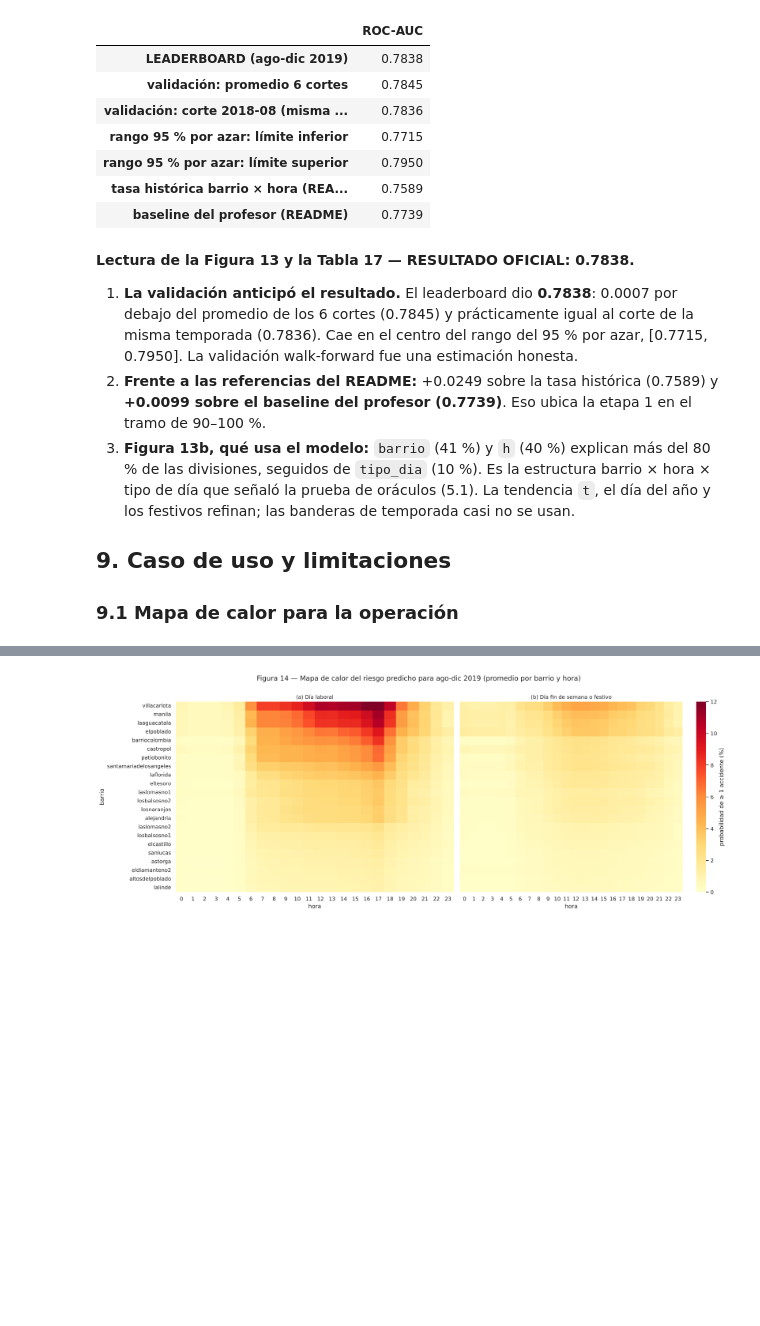
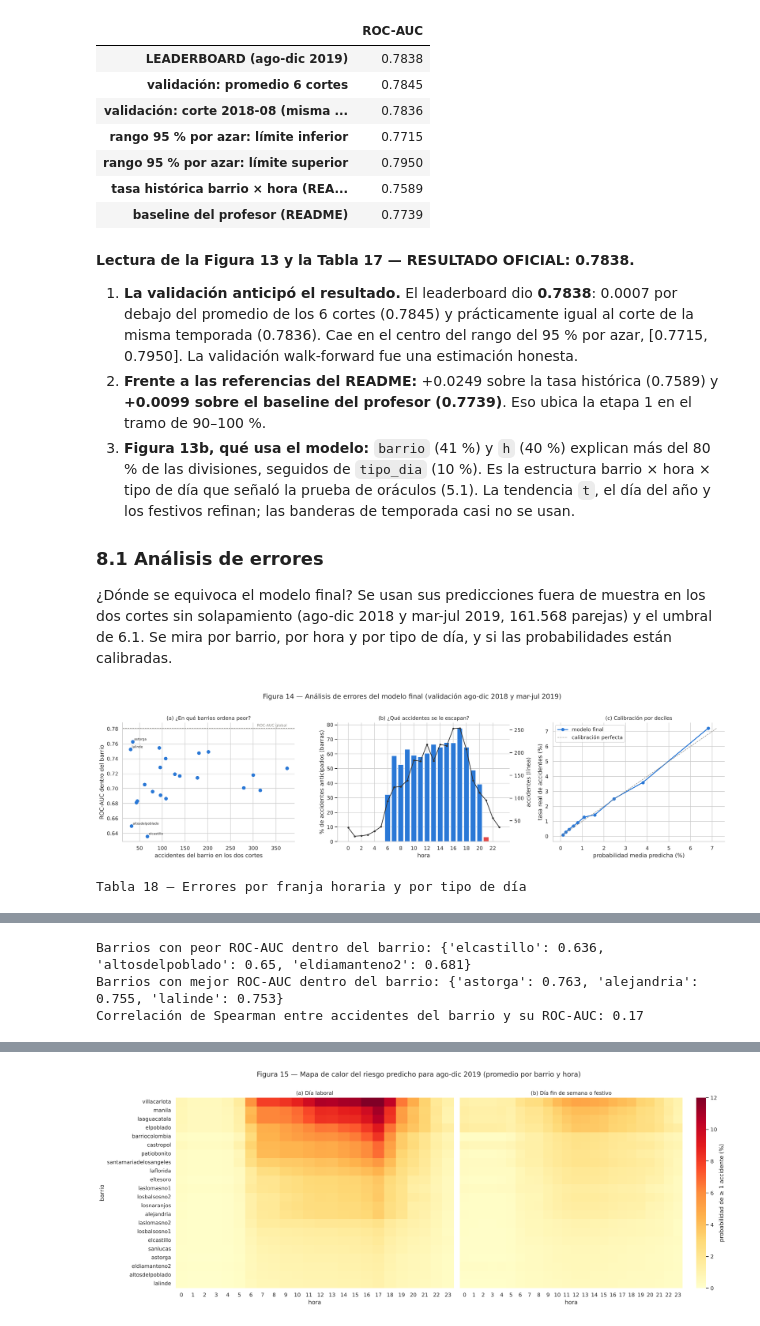
Before and after one commit to santiagovelcasallas/Data_Science_example_01, a Jupyter notebook: reto2/SantiagoVelez_Reto2_Accidentalidad_Poblado.ipynb, the cells around one changed output, grey strips where cells are left out. Drawn from its saved outputs; the diff is of its cells as text; code cells hidden in the pictures; blank space fills up the shorter version.

Commit message:
Reto 2: notebook comentado, la regla tabla por tabla, análisis de errores, formato de TW y construir_submission

```diff
--- a/reto2/SantiagoVelez_Reto2_Accidentalidad_Poblado.ipynb
+++ b/reto2/SantiagoVelez_Reto2_Accidentalidad_Poblado.ipynb
@@ -88,6 +99,7 @@ clima (577720, 15) | accidentes (9138, 4) | raw_accidentes (9428, 16)
 
 ### 1.1 Estructura general
 # %%
+# Resumen de cada tabla: tamaño, rango de fechas, barrios y faltantes
 resumen = pd.DataFrame({
     "filas": [len(clima), len(acc), len(raw)],
     "columnas": [clima.shape[1], acc.shape[1], raw.shape[1]],
@@ -97,9 +109,14 @@ resumen = pd.DataFrame({
     "celdas faltantes": [int(clima.isna().sum().sum()), int(acc.isna().sum().sum()), int(raw.isna().sum().sum())],
 }, index=["clima", "accidentes", "raw_accidentes"])
 tabla(resumen, 1, "Las tres tablas del SQLite")
+# Consistencia entre tablas: nombres de barrios y parejas (barrio, hora) repetidas
 print("Mismos 22 barrios, escritos igual, en las tres tablas:", set(clima.BARRIO) == set(acc.BARRIO) == set(raw.BARRIO))
 print("Pares (barrio, hora) duplicados — clima:", int(clima.duplicated(["BARRIO", "TW"]).sum()),
       "| accidentes:", int(acc.duplicated(["BARRIO", "TW"]).sum()))
+# Formato de TW: todas las marcas deben ser texto "AAAA-MM-DD HH:00:00" (hora en punto) en las tres tablas
+for nombre, d in [("clima", clima), ("accidentes", acc), ("raw_accidentes", raw)]:
+    ok = d.TW.astype(str).str.match(r"^\d{4}-\d{2}-\d{2} \d{2}:00:00$")
+    print(f"TW con formato AAAA-MM-DD HH:00:00 en {nombre}: {ok.sum():,} de {len(d):,} ({ok.mean():.0%})")
 # %% [output]
 Tabla 1 — Las tres tablas del SQLite
 |  | filas | columnas | TW mínimo | TW máximo | barrios | celdas faltantes |
@@ -1122,6 +1270,61 @@ Tabla 17 — Resultado oficial frente a la validación y las referencias
    `tipo_dia` (10 %). Es la estructura barrio × hora × tipo de día que señaló la prueba de oráculos (5.1). La tendencia
    `t`, el día del año y los festivos refinan; las banderas de temporada casi no se usan.
 
-## 9. Caso de uso y limitaciones
+### 8.1 Análisis de errores
 
-### 9.1 Mapa de calor para la operación
+¿Dónde se equivoca el modelo final? Se usan sus predicciones fuera de muestra en los dos cortes sin solapamiento
+(ago-dic 2018 y mar-jul 2019, 161.568 parejas) y el umbral de 6.1. Se mira por barrio, por hora y por tipo de día, y si
+las probabilidades están calibradas.
+# %%
+# Predicciones fuera de muestra del modelo final en los dos cortes sin solapamiento (ago-dic 2018 y mar-jul 2019)
+ea = pd.concat([fold("2018-08-01")[1].assign(prob=P18), fold("2019-03-01")[1].assign(prob=P19)])
+ea["alerta"] = ea.prob >= U                                                # umbral elegido en 6.1 (k = 25)
+ea["franja"] = pd.cut(ea.h, [-1, 5, 11, 17, 23], labels=["madrugada (0-5 h)", "mañana (6-11 h)", "tarde (12-17 h)", "noche (18-23 h)"])
+ea["tipo"] = np.select([ea.festivo == 1, ea.dow == 6, ea.dow == 5], ["festivo", "domingo", "sábado"], "laboral (lun-vie)")
+
+def por_segmento(g):
+    # Para un grupo de filas: cuántos accidentes hay, qué % anticipa la alerta, qué tan bien ordena dentro del grupo
+    # y si la probabilidad media predicha coincide con la tasa real (calibración)
+    pos = g.target == 1
+    return pd.Series({"horas-barrio": len(g), "accidentes": int(pos.sum()), "% anticipados (recall)": 100 * g.alerta[pos].mean(),
+                      "ROC-AUC dentro del grupo": roc_auc_score(g.target, g.prob),
+                      "prob. media predicha (%)": 100 * g.prob.mean(), "tasa real (%)": 100 * g.target.mean()})
+
+seg = pd.concat({"franja horaria": ea.groupby("franja", observed=True).apply(por_segmento),
+                 "tipo de día": ea.groupby("tipo").apply(por_segmento).loc[["laboral (lun-vie)", "sábado", "domingo", "festivo"]]})
+bar = ea.groupby("BARRIO").apply(por_segmento).sort_values("accidentes")
+
+fig, ax = plt.subplots(1, 3, figsize=(19, 5))
+# (a) ROC-AUC dentro de cada barrio frente a su número de accidentes
+ax[0].scatter(bar.accidentes, bar["ROC-AUC dentro del grupo"], s=45, color=AZUL)
+for b_, r in bar.iterrows():
+    if r.accidentes < 40 or r["ROC-AUC dentro del grupo"] < 0.68 or r["ROC-AUC dentro del grupo"] > 0.76:
+        ax[0].annotate(b_, (r.accidentes, r["ROC-AUC dentro del grupo"]), fontsize=7, xytext=(3, 3), textcoords="offset points")
+ax[0].axhline(roc_auc_score(ea.target, ea.prob), color=GRIS, ls="--", lw=1)
+ax[0].text(bar.accidentes.max(), roc_auc_score(ea.target, ea.prob) + 0.002, "ROC-AUC global", color=GRIS, fontsize=8, ha="right")
+ax[0].set(xlabel="accidentes del barrio en los dos cortes", ylabel="ROC-AUC dentro del barrio",
+          title="(a) ¿En qué barrios ordena peor?")
+# (b) % de accidentes anticipados por hora del día, con el número de accidentes de cada hora
+rh = ea[ea.target == 1].groupby("h").alerta.mean() * 100
+nh = ea[ea.target == 1].groupby("h").size()
+ax[1].bar(rh.index, rh.values, color=[ROJO if v < 30 else AZUL for v in rh.values])
+ax2 = ax[1].twinx(); ax2.plot(nh.index, nh.values, color="#333", lw=1.5, marker="o", ms=3); ax2.set_ylabel("accidentes (línea)")
+ax2.grid(False)
+ax[1].set(xlabel="hora", ylabel="% de accidentes anticipados (barras)", title="(b) ¿Qué accidentes se le escapan?")
+ax[1].set_xticks(range(0, 24, 2))
+# (c) Calibración: probabilidad media predicha vs. tasa real, por deciles de la predicción
+dec = ea.groupby(pd.qcut(ea.prob, 10, labels=False)).agg(pred=("prob", "mean"), real=("target", "mean")) * 100
+ax[2].plot(dec.pred, dec.real, color=AZUL, marker="o", lw=2, label="modelo final")
+ax[2].plot([0, dec.max().max()], [0, dec.max().max()], color=GRIS, ls="--", lw=1, label="calibración perfecta")
+ax[2].set(xlabel="probabilidad media predicha (%)", ylabel="tasa real de accidentes (%)", title="(c) Calibración por deciles")
+ax[2].legend()
+fig.suptitle("Figura 14 — Análisis de errores del modelo final (validación ago-dic 2018 y mar-jul 2019)", y=1.02)
+plt.tight_layout(); plt.show()
+tabla(seg.round(3), 18, "Errores por franja horaria y por tipo de día")
+print("Barrios con peor ROC-AUC dentro del barrio:", bar["ROC-AUC dentro del grupo"].nsmallest(3).round(3).to_dict())
+print("Barrios con mejor ROC-AUC dentro del barrio:", bar["ROC-AUC dentro del grupo"].nlargest(3).round(3).to_dict())
+print("Correlación de Spearman entre accidentes del barrio y su ROC-AUC:",
+      round(bar.accidentes.corr(bar["ROC-AUC dentro del grupo"], method="spearman"), 2))
+# %% [output]
+[figure, added]
+Tabla 18 — Errores por franja horaria y por tipo de día
@@ -1127,0 +1340,3 @@ Tabla 17 — Resultado oficial frente a la validación y las referencias
+Barrios con peor ROC-AUC dentro del barrio: {'elcastillo': 0.636, 'altosdelpoblado': 0.65, 'eldiamanteno2': 0.681}
+Barrios con mejor ROC-AUC dentro del barrio: {'astorga': 0.763, 'alejandria': 0.755, 'lalinde': 0.753}
+Correlación de Spearman entre accidentes del barrio y su ROC-AUC: 0.17
```
Also changed, not shown: parts of 35 cells of this notebook, 2 other files.
